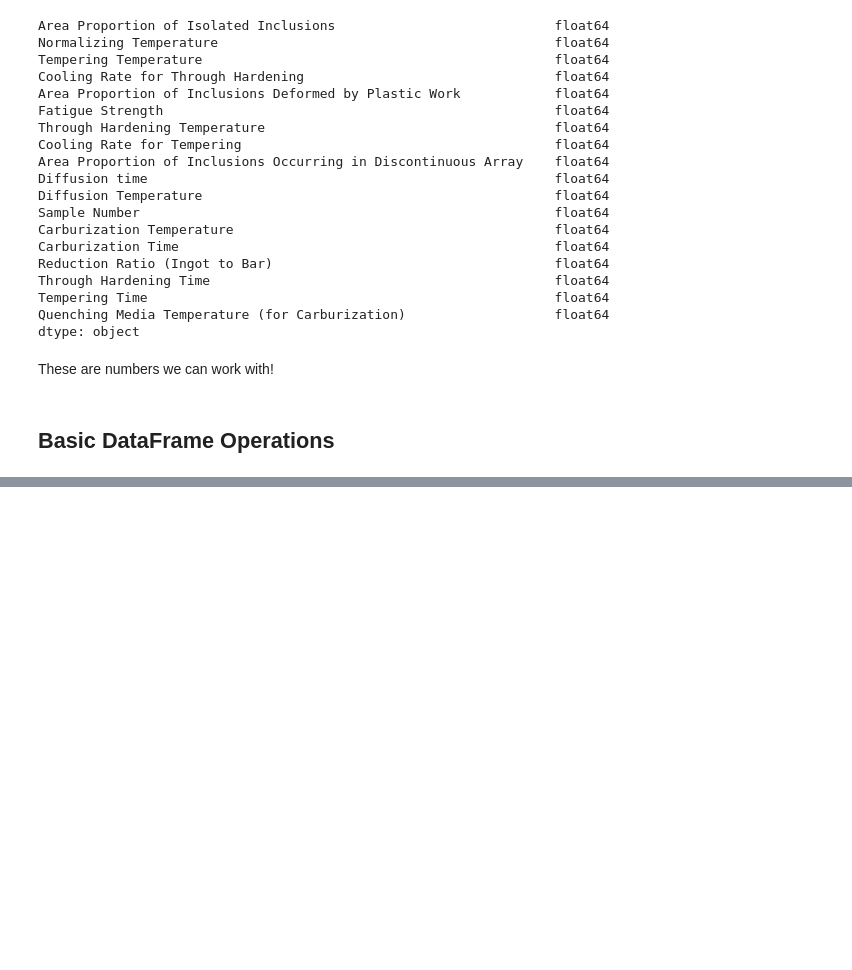
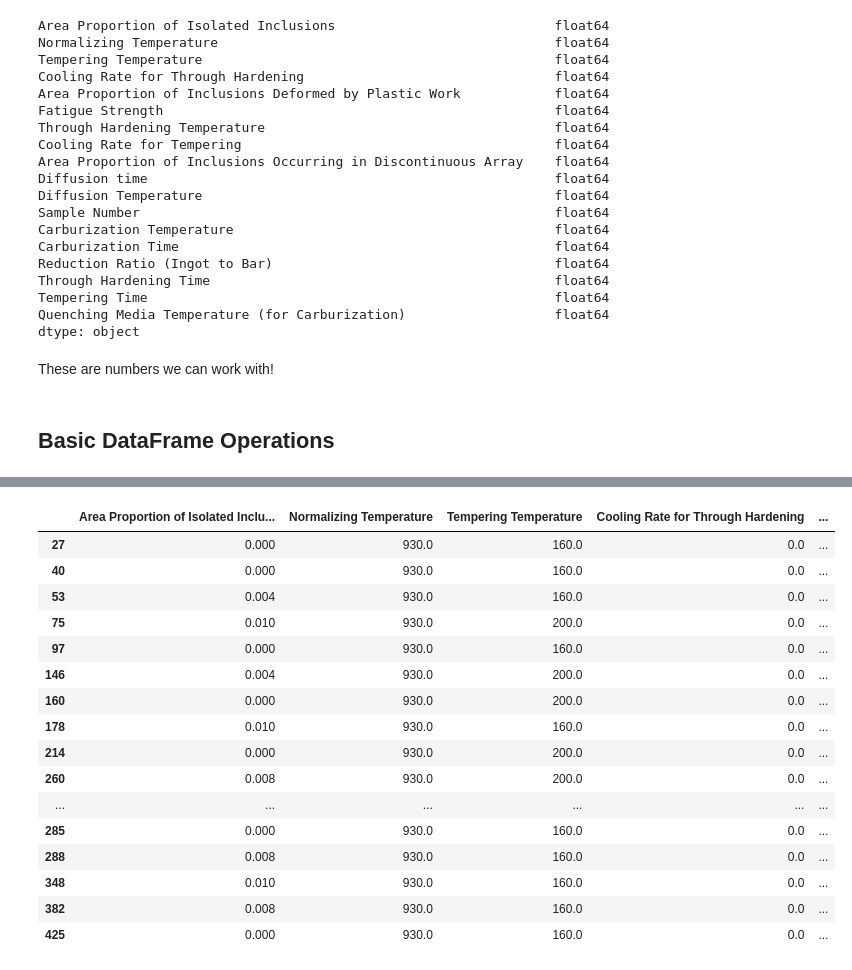
Before and after one commit to zdelrosario/ga-tech-workshop, a Jupyter notebook: files/exercises/02_solution.ipynb, the cells around one changed output, grey strips where cells are left out. Saved outputs shown, nothing was run; the diff lists cells and outputs as text; code cells hidden in the pictures; blank space fills up the shorter version.

```diff
--- a/files/exercises/02_solution.ipynb
+++ b/files/exercises/02_solution.ipynb
@@ -245,0 +265,22 @@ These are numbers we can work with!
+# %%
+## TASK: Select rows for which "Diffusion time" > 70
+df_data[df_data["Diffusion time"] > 70]
+# solution-end
+# %% [output]
+|  | Area Proportion of Isolated Inclu... | Normalizing Temperature | Tempering Temperature | Cooling Rate for Through Hardening | ... |
+| 27 | 0.000 | 930.0 | 160.0 | 0.0 | ... |
+| 40 | 0.000 | 930.0 | 160.0 | 0.0 | ... |
+| 53 | 0.004 | 930.0 | 160.0 | 0.0 | ... |
+| 75 | 0.010 | 930.0 | 200.0 | 0.0 | ... |
+| 97 | 0.000 | 930.0 | 160.0 | 0.0 | ... |
+| 146 | 0.004 | 930.0 | 200.0 | 0.0 | ... |
+| 160 | 0.000 | 930.0 | 200.0 | 0.0 | ... |
+| 178 | 0.010 | 930.0 | 160.0 | 0.0 | ... |
+| 214 | 0.000 | 930.0 | 200.0 | 0.0 | ... |
+| 260 | 0.008 | 930.0 | 200.0 | 0.0 | ... |
+| ... | ... | ... | ... | ... | ... |
+| 285 | 0.000 | 930.0 | 160.0 | 0.0 | ... |
+| 288 | 0.008 | 930.0 | 160.0 | 0.0 | ... |
+| 348 | 0.010 | 930.0 | 160.0 | 0.0 | ... |
+| 382 | 0.008 | 930.0 | 160.0 | 0.0 | ... |
+| 425 | 0.000 | 930.0 | 160.0 | 0.0 | ... |
```
Also changed, not shown: parts of 10 cells of this notebook, 2 other files.
